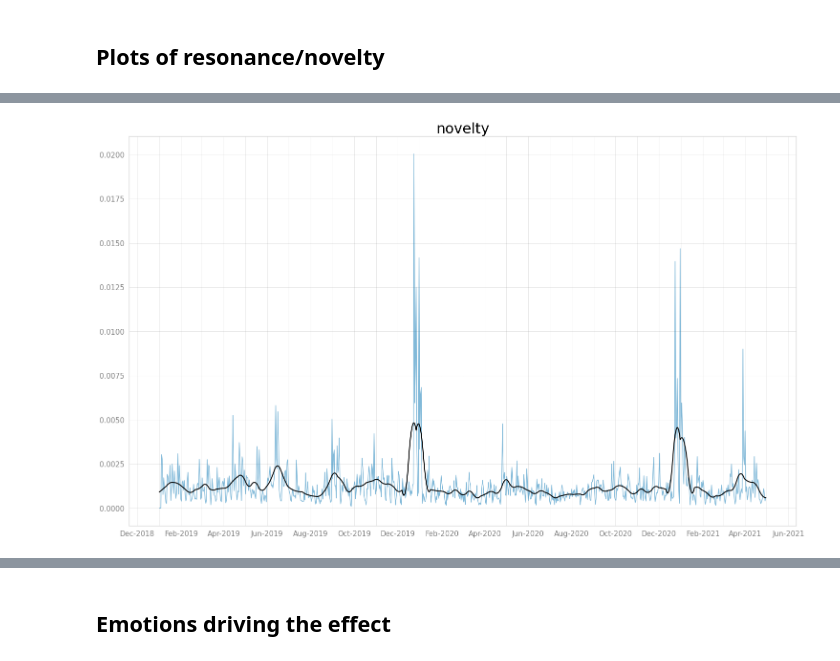
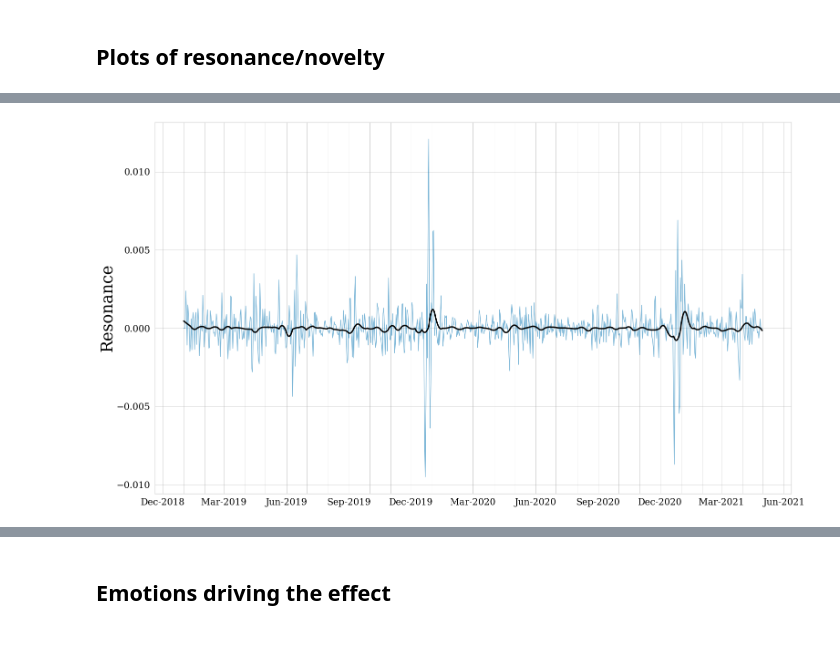
Before and after one commit to saraoe/emoDynamics, a Jupyter notebook: notebooks/vis_emotionFluxus.ipynb, the cells around one changed output, grey strips where cells are left out. Cells and saved outputs as stored; diff of their text form; code cells hidden in the pictures.

```diff
--- a/notebooks/vis_emotionFluxus.ipynb
+++ b/notebooks/vis_emotionFluxus.ipynb
@@ -119,27 +89,0 @@ plt.show()
-# %%
-fig, ax1, palette = set_base_plot_settings(fontsize=20, if_palette = True)
-
-x = df['date']
-y = df['novelty']
-error = df['nsigma']
-
-plt.plot(x, y, color=palette[0])
-plt.fill_between(x, y-error, y+error,
-                 alpha=0.5, edgecolor=palette[5], facecolor=palette[5])
-
-# for event, time in event_dict.items():
-#     plt.vlines(x = time, ymax=0.025, ymin=-0.001, colors='Red',
-#                label = event, linestyle = 'dashed')
-#     plt.text(x = time+ dt.timedelta(hours=12), y = 0.018,
-#          s = event,
-#          fontdict = dict(color="black",size=20),
-#         #  bbox = dict(facecolor="white",alpha=0.5),
-#          rotation=90)
-
-fig, ax1 = set_late_plot_settings(if_dates = True)
-ax1.set_title("Novelty", fontdict = {'fontsize':50}, color = "Black")
-# plt.xticks(rotation=60)
-plt.ylim((-0.002,0.03))
-
-# plt.savefig('../fig/recol_novelty_events.png')
-plt.show()
@@ -355,4 +162,4 @@ def plot_novelty_resonance(df, measure, label=None, smooth=None, event_dict=None
 # %%
-plot_novelty_resonance(df,measure='novelty', smooth=150, save_fig=True, plot_name='../fig/W3_smooth150_nov.png')
+plot_novelty_resonance(df,measure='resonance', smooth=150, axis_color='black', save_fig=True, plot_name='../fig/W3_smooth150_res.png')
 # %% [output]
-[figure, old version]
+[figure, new version]
```
Also changed, not shown: parts of 17 cells of this notebook, 1 other file.
